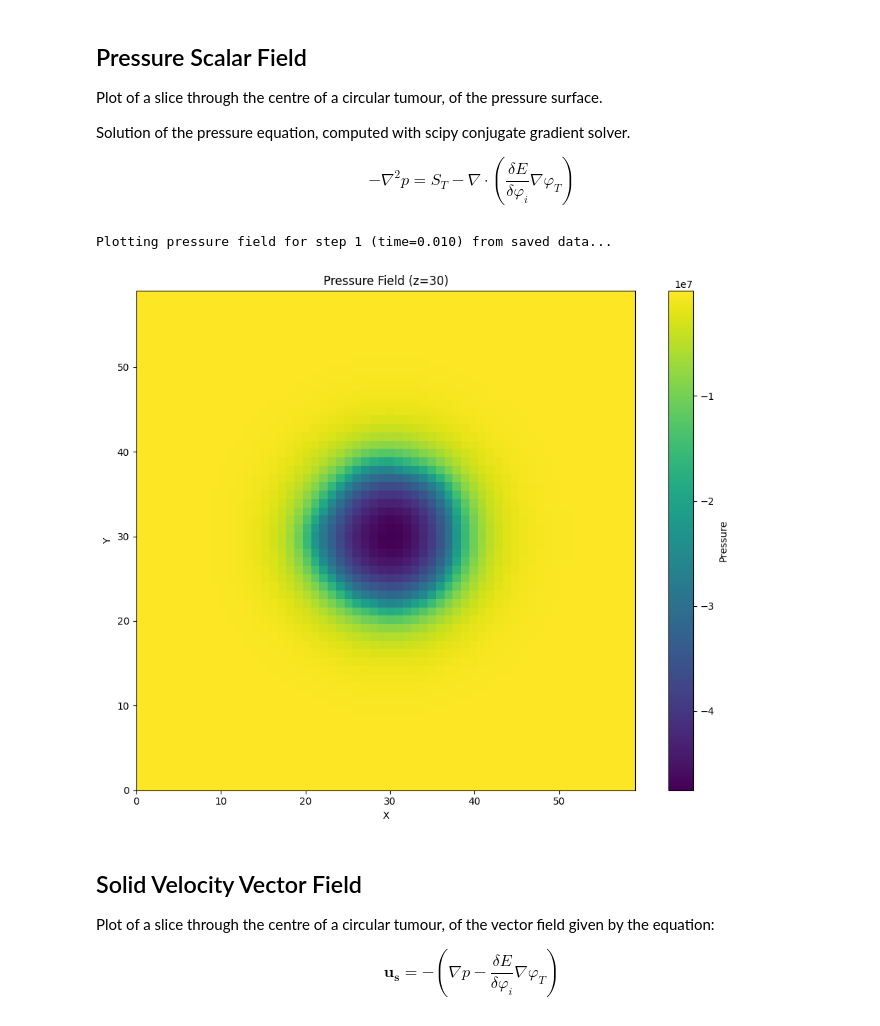
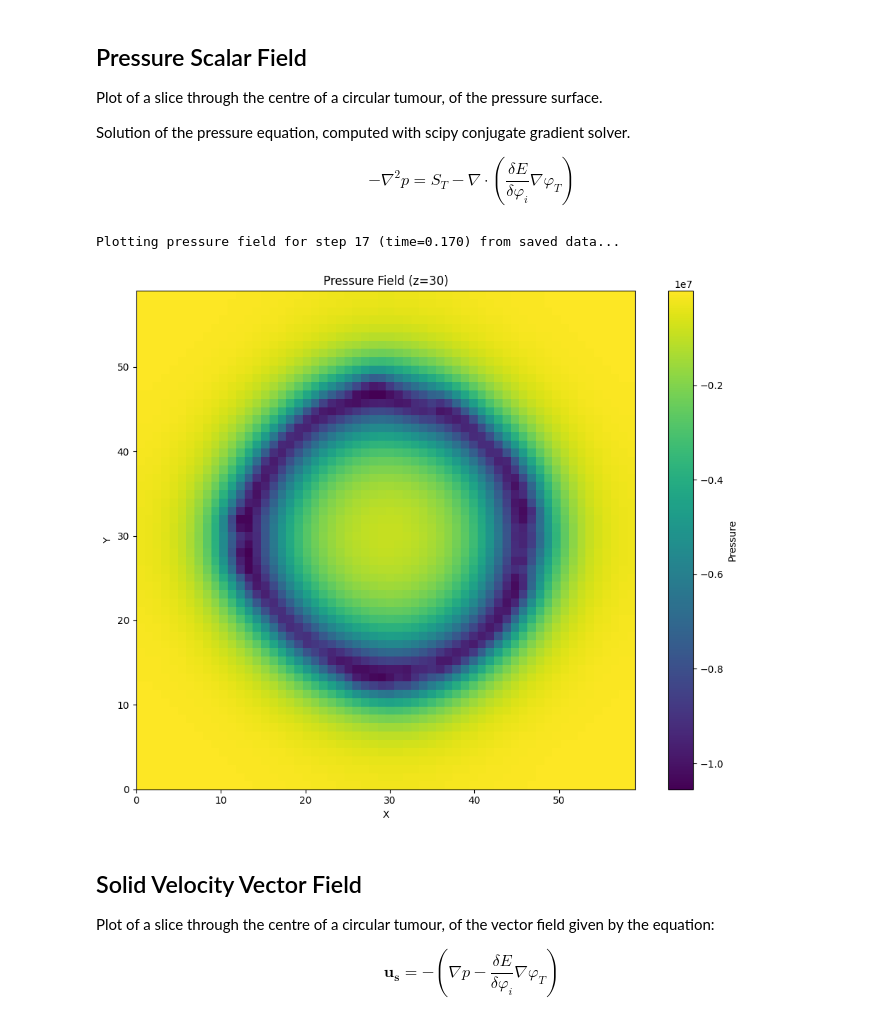
Before and after one commit to rmcnamara101/SCIE3212, a Jupyter notebook: laboratory/physics_fields/physics_fields_validation.ipynb, the cells around one changed output. Cells and saved outputs as stored; diff of their text form; code cells hidden in the pictures.

```diff
--- a/laboratory/physics_fields/physics_fields_validation.ipynb
+++ b/laboratory/physics_fields/physics_fields_validation.ipynb
@@ -45,10 +45,10 @@ $$
 -\nabla^2p = S_T - \nabla \cdot \left ( \frac{\delta E}{\delta\varphi_i}\nabla\varphi_T \right )
 $$
 # %%
-plotter.plot_pressure_field_from_saved(simulation_data, step_idx=1, z_slice=None, output_dir=None, save_plot=False, show_plot=True, add_boundary_contours=False, tumor_boundary_level=0.5, boundary_color='darkblue', tumor_boundary_color='black', zoom_factor=1.0, center_x=30, center_y=30)
+plotter.plot_pressure_field_from_saved(simulation_data, step_idx=17, z_slice=None, output_dir=None, save_plot=False, show_plot=True, add_boundary_contours=False, tumor_boundary_level=0.5, boundary_color='darkblue', tumor_boundary_color='black', zoom_factor=1.0, center_x=30, center_y=30)
 # %% [output]
-Plotting pressure field for step 1 (time=0.010) from saved data...
+Plotting pressure field for step 17 (time=0.170) from saved data...
-[figure, old version]
+[figure, new version]
 # %% [markdown]
 ## Solid Velocity Vector Field
 
```
Also changed, not shown: parts of 5 cells of this notebook, 10 other files.
